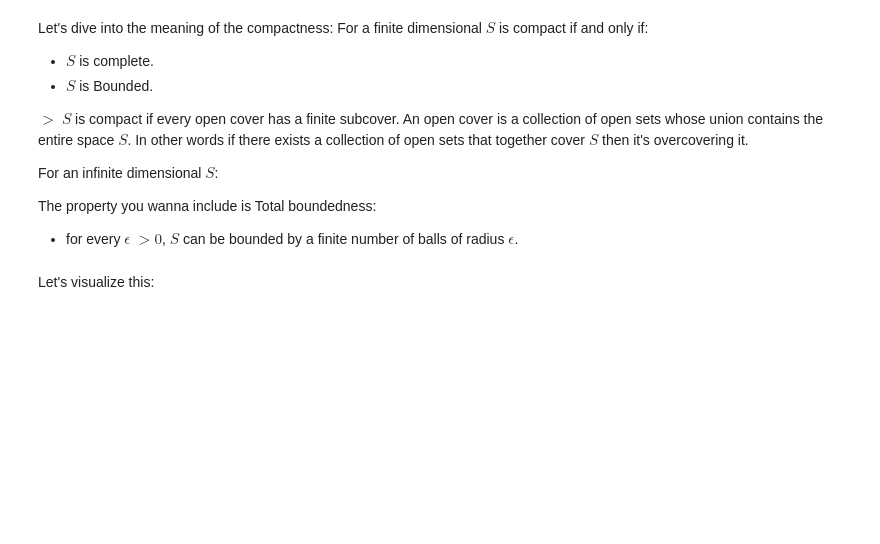
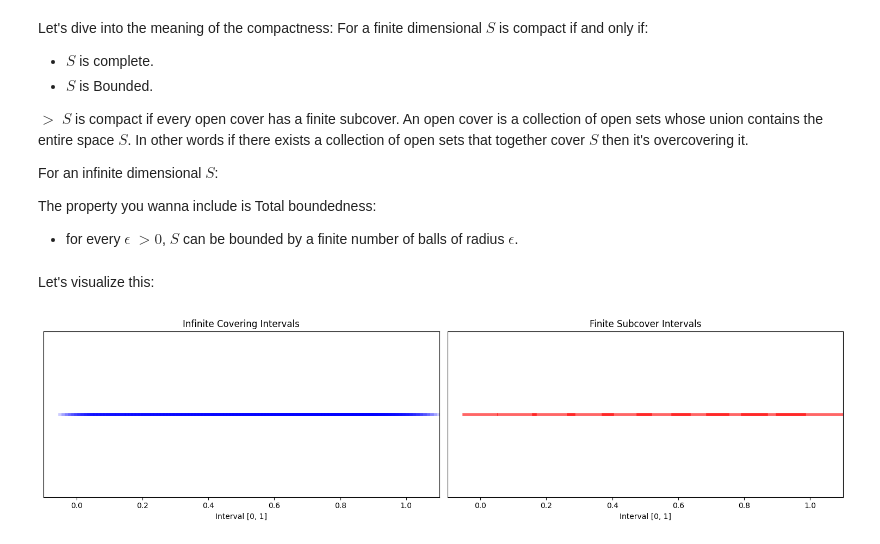
Before and after one commit to OussamaElhamdani/OptimizationSphere, a Jupyter notebook: Topology/Topology.ipynb, the cells around one changed output. Drawn from its saved outputs; the diff is of its cells as text; code cells hidden in the pictures; blank space fills up the shorter version.

```diff
--- a/Topology/Topology.ipynb
+++ b/Topology/Topology.ipynb
@@ -110,3 +110,40 @@ The property you wanna include is Total boundedness:
 * for every $ϵ$ $> 0$, $S$ can be bounded by a finite number of balls of radius $ϵ$.
 # %% [markdown]
 Let's visualize this:
+# %%
+num_intervals_infinite = 100
+num_intervals_finite = 10
+interval_start, interval_end = 0, 1
+
+points_infinite = np.linspace(interval_start, interval_end, num_intervals_infinite)
+epsilon_values = np.linspace(0.05, 0.1, num_intervals_infinite)
+
+finite_indices = np.round(np.linspace(0, num_intervals_infinite - 1, num_intervals_finite)).astype(int)
+
+fig, (ax1, ax2) = plt.subplots(1, 2, figsize=(15, 4))
+
+for center, epsilon in zip(points_infinite, epsilon_values):
+    left, right = center - epsilon, center + epsilon
+    ax1.plot([left, right], [1, 1], color="blue", alpha=0.2, linewidth=4)
+
+ax1.set_xlim(-0.1, 1.1)
+ax1.set_ylim(0, 2)
+ax1.set_yticks([])
+ax1.set_xlabel("Interval [0, 1]")
+ax1.set_title("Infinite Covering Intervals")
+
+for i in finite_indices:
+    center, epsilon = points_infinite[i], epsilon_values[i]
+    left, right = center - epsilon, center + epsilon
+    ax2.plot([left, right], [1, 1], color="red", alpha=0.6, linewidth=4)
+
+ax2.set_xlim(-0.1, 1.1)
+ax2.set_ylim(0, 2)
+ax2.set_yticks([])
+ax2.set_xlabel("Interval [0, 1]")
+ax2.set_title("Finite Subcover Intervals")
+
+plt.tight_layout()
+plt.show()
+# %% [output]
+[figure, added]
```
Also changed, not shown: parts of 1 cell of this notebook.
